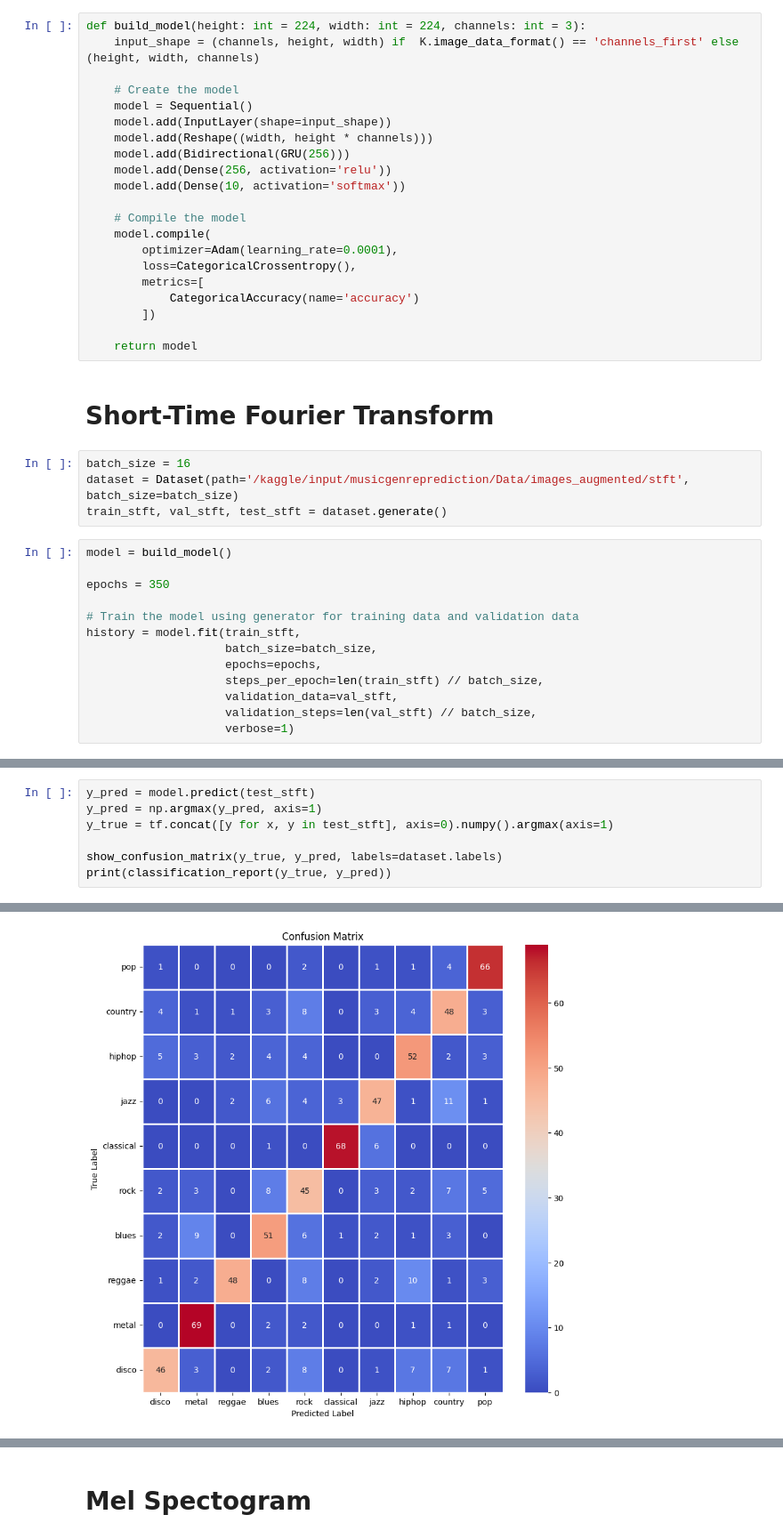
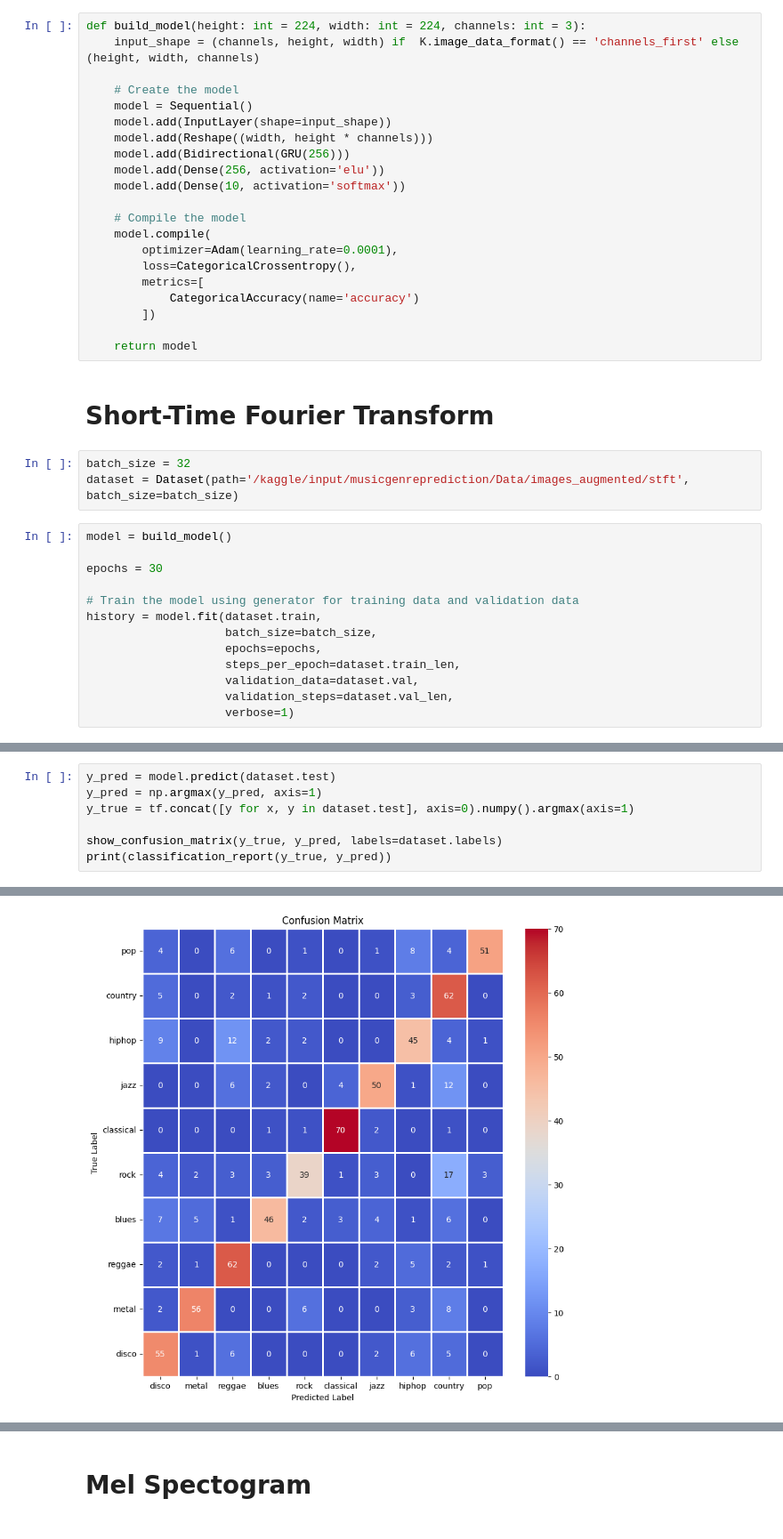
Before and after one commit to michalszc/MusicGenrePrediction, a Jupyter notebook: bi-gru-model.ipynb, the cells around one changed output, grey strips where cells are left out. Shown at 89% size. Saved outputs shown, nothing was run; the diff lists cells and outputs as text.

```diff
--- a/bi-gru-model.ipynb
+++ b/bi-gru-model.ipynb
@@ -139,7 +140,7 @@ def build_model(height: int = 224, width: int = 224, channels: int = 3):
     model.add(InputLayer(shape=input_shape))
     model.add(Reshape((width, height * channels)))
     model.add(Bidirectional(GRU(256)))
-    model.add(Dense(256, activation='relu'))
+    model.add(Dense(256, activation='elu'))
     model.add(Dense(10, activation='softmax'))
 
     # Compile the model
@@ -154,20 +155,19 @@ def build_model(height: int = 224, width: int = 224, channels: int = 3):
 # %% [markdown]
 # Short-Time Fourier Transform
 # %%
-batch_size = 16
+batch_size = 32
 dataset = Dataset(path='/kaggle/input/musicgenreprediction/Data/images_augmented/stft', batch_size=batch_size)
-train_stft, val_stft, test_stft = dataset.generate()
 # %%
 model = build_model()
 
-epochs = 350
+epochs = 30
 
 # Train the model using generator for training data and validation data
-history = model.fit(train_stft,
+history = model.fit(dataset.train,
                     batch_size=batch_size,
                     epochs=epochs,
-                    steps_per_epoch=len(train_stft) // batch_size,
-                    validation_data=val_stft,
-                    validation_steps=len(val_stft) // batch_size,
+                    steps_per_epoch=dataset.train_len,
+                    validation_data=dataset.val,
+                    validation_steps=dataset.val_len,
                     verbose=1)
 # %% [output]
@@ -224,7 +207,7 @@ Loss: 0.8347381949424744
 # %%
-y_pred = model.predict(test_stft)
+y_pred = model.predict(dataset.test)
 y_pred = np.argmax(y_pred, axis=1)
-y_true = tf.concat([y for x, y in test_stft], axis=0).numpy().argmax(axis=1)
+y_true = tf.concat([y for x, y in dataset.test], axis=0).numpy().argmax(axis=1)
 
 show_confusion_matrix(y_true, y_pred, labels=dataset.labels)
 print(classification_report(y_true, y_pred))
@@ -233,3 +216,3 @@ print(classification_report(y_true, y_pred))
-[figure, old version]
+[figure, new version]
               precision    recall  f1-score   support
 
```
Also changed, not shown: parts of 13 cells of this notebook.
